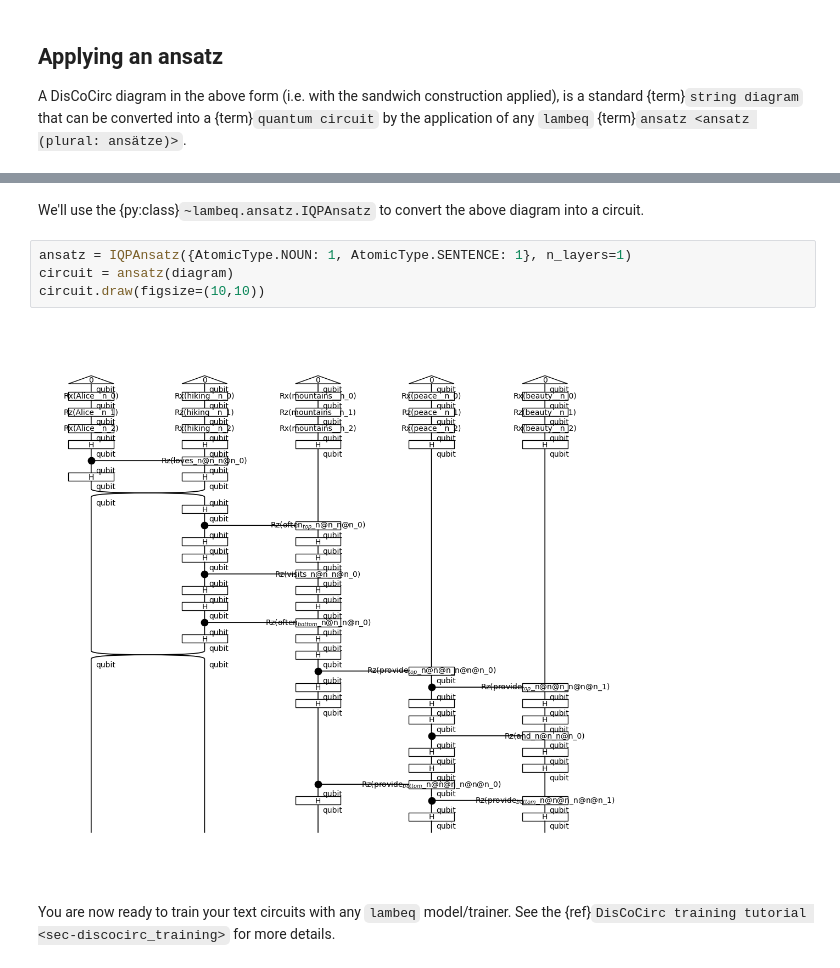
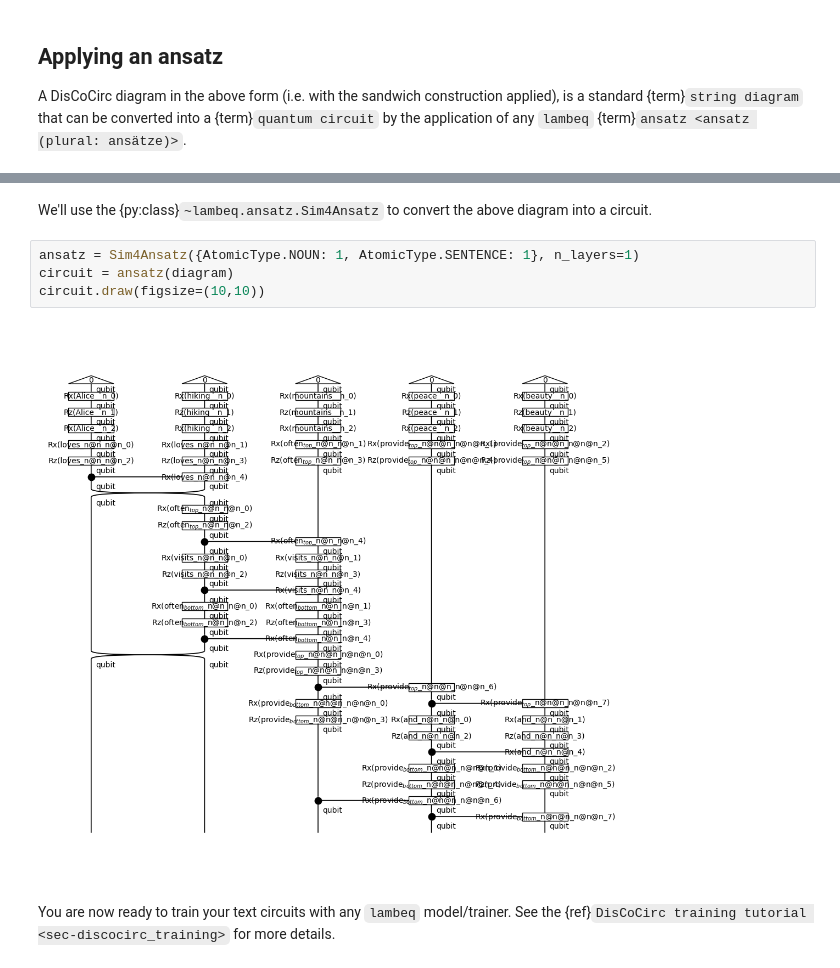
Before and after one commit to CQCL/lambeq-docs, a Jupyter notebook: docs/tutorials/discocirc-basics.ipynb, the cells around one changed output, grey strips where cells are left out. Cells and saved outputs as stored; diff of their text form.

Commit message:
Change IQP ansatz to Sim4

```diff
--- a/docs/tutorials/discocirc-basics.ipynb
+++ b/docs/tutorials/discocirc-basics.ipynb
@@ -152,13 +150,13 @@ diagram.draw()
 # %% [output]
 [figure]
 # %% [markdown]
-We'll use the {py:class}`~lambeq.ansatz.IQPAnsatz` to convert the above diagram into a circuit.
+We'll use the {py:class}`~lambeq.ansatz.Sim4Ansatz` to convert the above diagram into a circuit.
 # %%
-ansatz = IQPAnsatz({AtomicType.NOUN: 1, AtomicType.SENTENCE: 1}, n_layers=1)
+ansatz = Sim4Ansatz({AtomicType.NOUN: 1, AtomicType.SENTENCE: 1}, n_layers=1)
 circuit = ansatz(diagram)
 circuit.draw(figsize=(10,10))
 # %% [output]
-[figure, old version]
+[figure, new version]
 # %% [markdown]
 You are now ready to train your text circuits with any ``lambeq`` model/trainer. See the {ref}`DisCoCirc training tutorial <sec-discocirc_training>` for more details.
 # %% [markdown]
```
Also changed, not shown: parts of 2 cells of this notebook.
